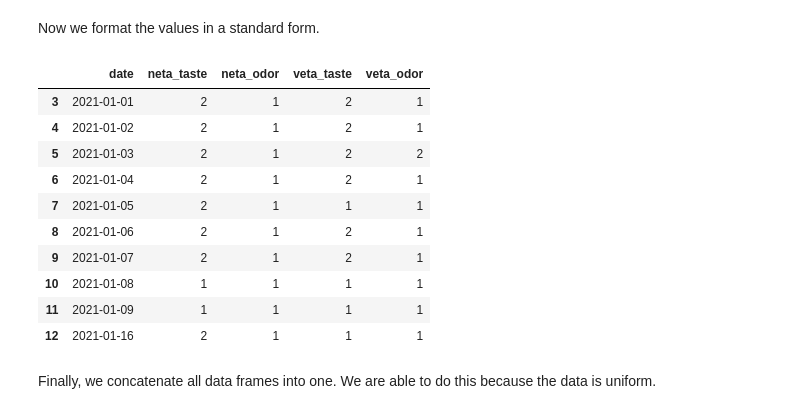
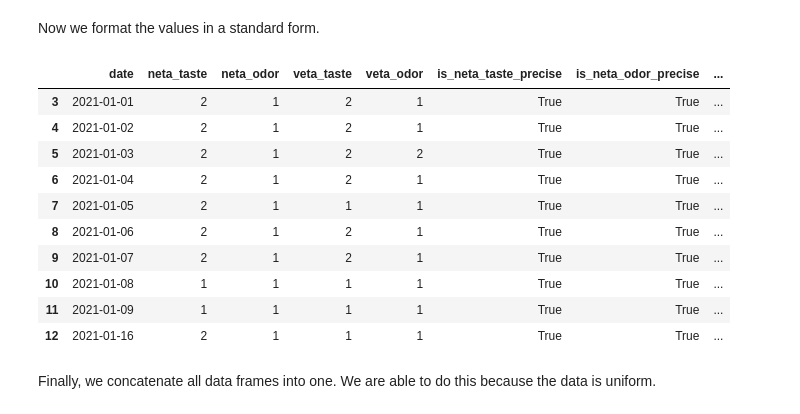
Before and after one commit to guidanoli/inf1032, a Jupyter notebook: cedae.ipynb, the cells around one changed output. Cells and saved outputs as stored; diff of their text form; code cells hidden in the pictures.

```diff
--- a/cedae.ipynb
+++ b/cedae.ipynb
@@ -151,17 +154,20 @@ geosmin_dfs[2021][2][:10]
 # %% [markdown]
 Then, we split the "params" column into "capture", "veta" and "neta" for measurements after 18/03/2020, and into "capture", "etas" before this date.
 # %%
-for year, df_list in geosmin_dfs.items():
+separated_geosmin_dfs = {}
+
+for year, df_list in headerless_geosmin_dfs.items():
+    separated_geosmin_dfs[year] = []
     for df_index, df in enumerate(df_list):
-
+        new_df = df.copy()
         if year == 2020 and df_index == 0:
             columns = ['capture', 'etas']
         else:
             columns = ['capture', 'veta', 'neta']
+        new_df[columns] = new_df['params'].str.split(n=len(columns)-1, expand=True)
+        del new_df['params']
+        separated_geosmin_dfs[year].append(new_df)
 
-        df[columns] = df['params'].str.split(n=len(columns)-1, expand=True)
-        del df['params']
-
-geosmin_dfs[2021][1][:10]
+separated_geosmin_dfs[2020][1][:10]
 # %% [output]
 |  | date | capture | veta | neta |
@@ -182,22 +188,24 @@ We see that values lower than 0.010 micrograms per liter are supressed. In order
 # %%
 import pandas as pd
 
-for year, df_list in geosmin_dfs.items():
+formatted_geosmin_dfs = {}
+for year, df_list in separated_geosmin_dfs.items():
+    formatted_geosmin_dfs[year] = []
     for df_index, df in enumerate(df_list):
-
+        new_df = df.copy()
         if year == 2020 and df_index == 0:
             columns = ['capture', 'etas']
         else:
             columns = ['capture', 'veta', 'neta']
-
-        df.date = pd.to_datetime(df.date, dayfirst=True)
-
+        new_df.date = pd.to_datetime(new_df.date, dayfirst=True)
         for column in columns:
-            df[column] = pd.to_numeric(df[column]
+            new_df[f'is_{column}_precise'] = ~df[column].str.contains('<')
+            new_df[column] = pd.to_numeric(df[column]
                                       .str.replace(' ', '')    # any space is removed
                                       .str.replace('<', '')    # supress uncertainties
                                       .str.replace(',', '.'))  # use . as decimal delimiter
+        formatted_geosmin_dfs[year].append(new_df)
 
 
-geosmin_dfs[2021][1][:10]
+formatted_geosmin_dfs[2021][0][:10]
 # %% [output]
@@ -218,7 +226,7 @@ We then concatenate the data frames with same columns.
 geosmin_df1 = None
 geosmin_df2 = []
 
-for year, df_list in sorted(geosmin_dfs.items()):
+for year, df_list in sorted(formatted_geosmin_dfs.items()):
     for df_index, df in enumerate(df_list):
         if year == 2020 and df_index == 0:
             geosmin_df1 = df
@@ -359,7 +367,7 @@ for year, df_list in filtered_tno_dfs.items():
     split_tno_dfs[year] = []
     for df_index, df in enumerate(df_list):
         new_df = df.copy()
-        new_df[columns] = new_df['params'].str.split(n=len(columns)-1, expand=True)
+        new_df[columns] = df['params'].str.split(n=len(columns)-1, expand=True)
         del new_df['params']
         split_tno_dfs[year].append(new_df)
 
@@ -381,31 +389,32 @@ Now we format the values in a standard form.
 # %%
 import pandas as pd
 
 formatted_tno_dfs = {}
 for year, df_list in split_tno_dfs.items():
     formatted_tno_dfs[year] = []
     for df_index, df in enumerate(df_list):
         new_df = df.copy()
-        new_df.date = pd.to_datetime(new_df.date, dayfirst=True)
+        new_df.date = pd.to_datetime(df.date, dayfirst=True)
         for column in columns:
+            new_df[f'is_{column}_precise'] = ~df[column].str.contains('<')
             new_df[column] = pd.to_numeric(df[column]
                                           .str.replace(' ', '')   # any space is removed
                                           .str.replace('<', ''))  # supress uncertainties
         formatted_tno_dfs[year].append(new_df)
 
 formatted_tno_dfs[2021][0][:10]
 # %% [output]
-|  | date | neta_taste | neta_odor | veta_taste | veta_odor |
-| 3 | 2021-01-01 | 2 | 1 | 2 | 1 |
-| 4 | 2021-01-02 | 2 | 1 | 2 | 1 |
-| 5 | 2021-01-03 | 2 | 1 | 2 | 2 |
-| 6 | 2021-01-04 | 2 | 1 | 2 | 1 |
-| 7 | 2021-01-05 | 2 | 1 | 1 | 1 |
-| 8 | 2021-01-06 | 2 | 1 | 2 | 1 |
-| 9 | 2021-01-07 | 2 | 1 | 2 | 1 |
-| 10 | 2021-01-08 | 1 | 1 | 1 | 1 |
-| 11 | 2021-01-09 | 1 | 1 | 1 | 1 |
-| 12 | 2021-01-16 | 2 | 1 | 1 | 1 |
+|  | date | neta_taste | neta_odor | veta_taste | veta_odor | is_neta_taste_precise | is_neta_odor_precise | ... |
+| 3 | 2021-01-01 | 2 | 1 | 2 | 1 | True | True | ... |
+| 4 | 2021-01-02 | 2 | 1 | 2 | 1 | True | True | ... |
+| 5 | 2021-01-03 | 2 | 1 | 2 | 2 | True | True | ... |
+| 6 | 2021-01-04 | 2 | 1 | 2 | 1 | True | True | ... |
+| 7 | 2021-01-05 | 2 | 1 | 1 | 1 | True | True | ... |
+| 8 | 2021-01-06 | 2 | 1 | 2 | 1 | True | True | ... |
+| 9 | 2021-01-07 | 2 | 1 | 2 | 1 | True | True | ... |
+| 10 | 2021-01-08 | 1 | 1 | 1 | 1 | True | True | ... |
+| 11 | 2021-01-09 | 1 | 1 | 1 | 1 | True | True | ... |
+| 12 | 2021-01-16 | 2 | 1 | 1 | 1 | True | True | ... |
 # %% [markdown]
 Finally, we concatenate all data frames into one. We are able to do this because the data is uniform.
 # %%
```
Also changed, not shown: parts of 5 cells of this notebook, 3 other files.
